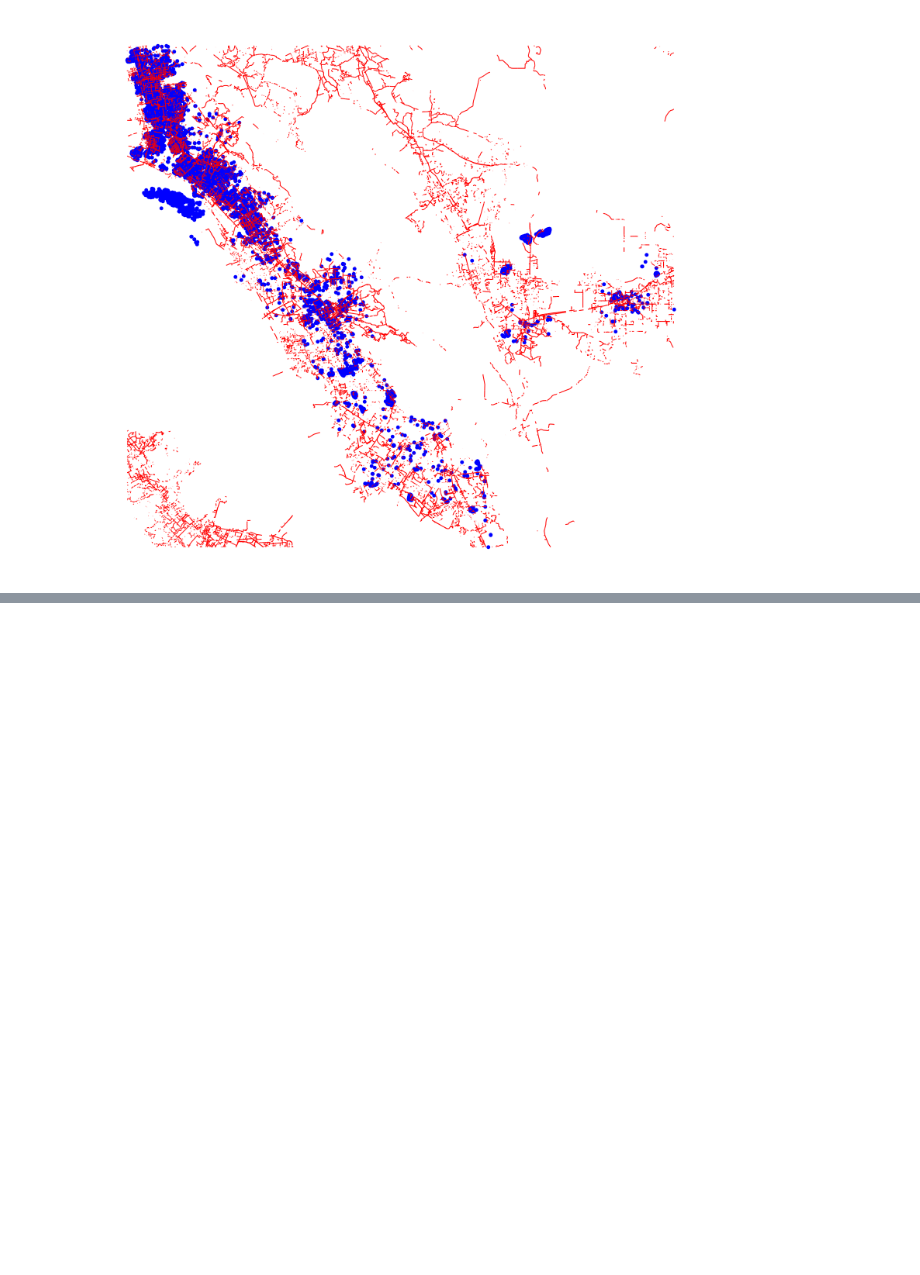
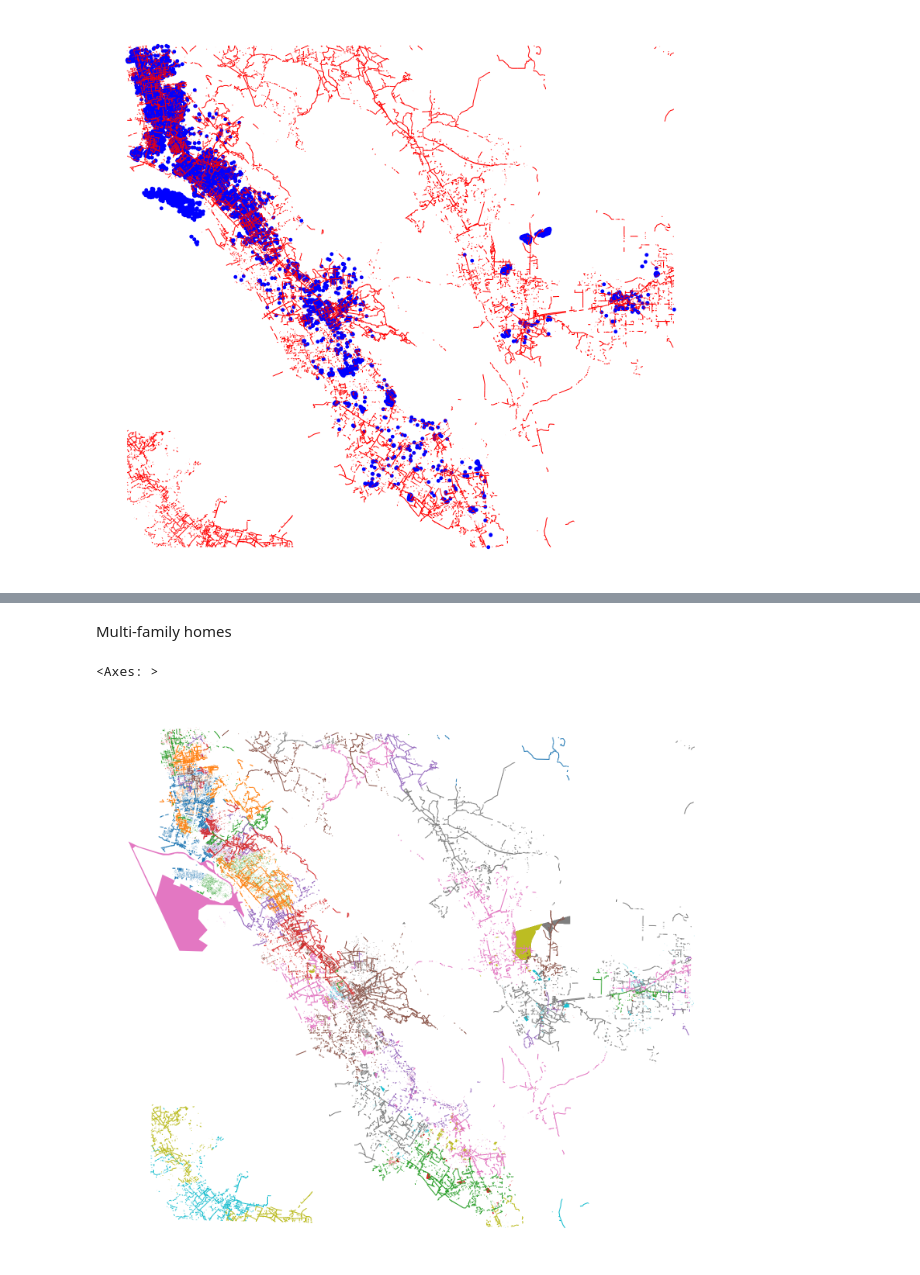
Before and after one commit to sofiiir/buildings-utility-link, a Jupyter notebook: pge_link.ipynb, the cells around one changed output, grey strips where cells are left out. Cells and saved outputs as stored; diff of their text form; code cells hidden in the pictures; blank space fills up the shorter version.

```diff
--- a/pge_link.ipynb
+++ b/pge_link.ipynb
@@ -103,0 +139,13 @@ pge_clip.plot(ax=ax, color='red')
+# %%
+alameda_multifamily = alameda_multifamily.to_crs("EPSG:3310")
+
+# index the data
+alameda_multifamily.sindex
+
+# spatial join
+alameda_multifamily_linked = gpd.sjoin_nearest(alameda_multifamily,
+                                        pge_alameda,
+                                        how="left",
+                                        lsuffix='_left',
+                                        rsuffix='_right',
+                                        distance_col='dist_to_line_m')
@@ -104 +182,14 @@ pge_clip.plot(ax=ax, color='red')
+# %% [markdown]
+Multi-family homes
+# %%
+fig, ax = plt.subplots(figsize=(20, 20))
+
+ax.axis('off')
+
+alameda_multifamily_linked.plot(ax=ax, column='FeederId')
+
+pge_alameda.plot(ax=ax, column='FeederId')
+# %% [output]
+<Axes: >
+[figure, added]
 # %% [markdown]
```
Also changed, not shown: parts of 25 cells of this notebook.
